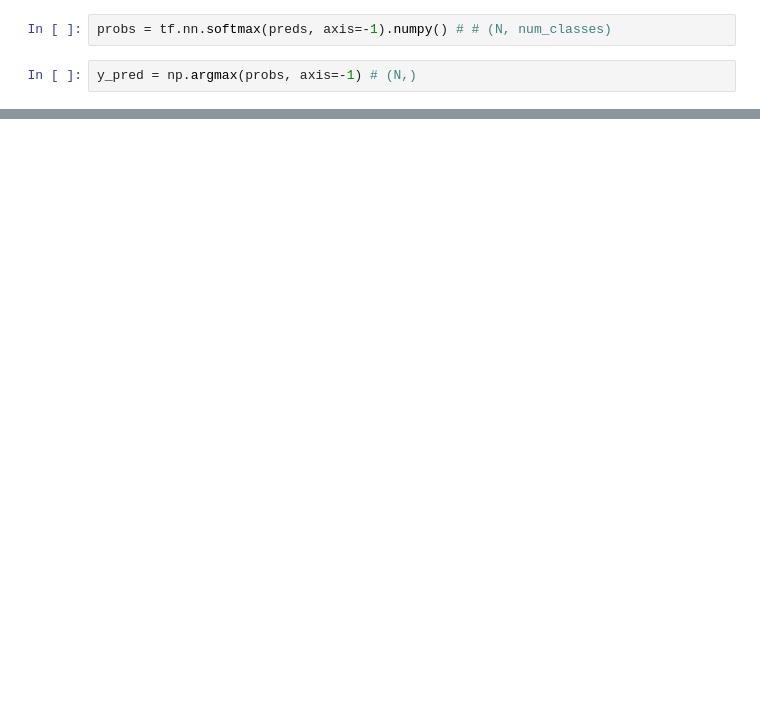
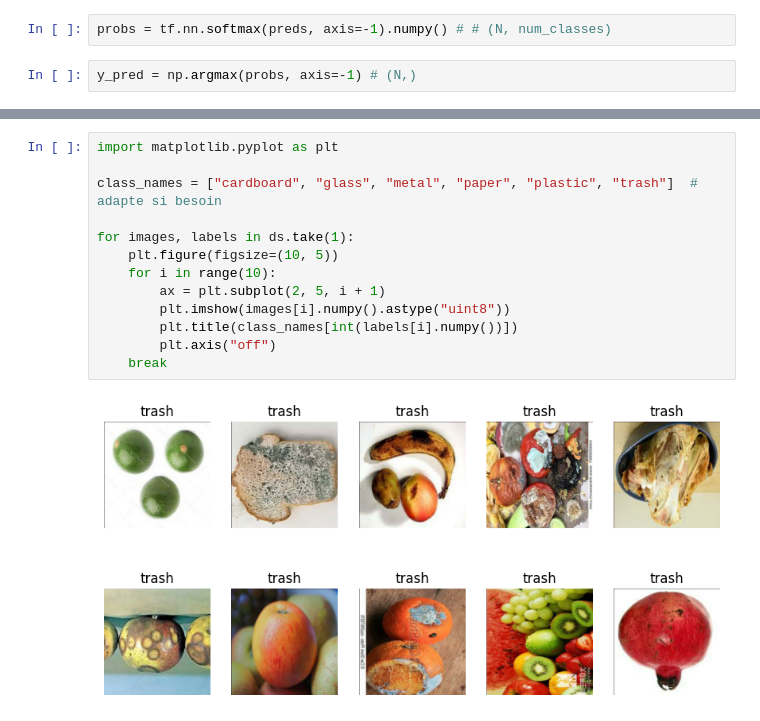
Before and after one commit to CristhianARV/MLOps-project, a Jupyter notebook: notebook/hitl.ipynb, the cells around one changed output, grey strips where cells are left out. Drawn from its saved outputs; the diff is of its cells as text; blank space fills up the shorter version.

```diff
--- a/notebook/hitl.ipynb
+++ b/notebook/hitl.ipynb
@@ -145,0 +399,15 @@ plt.show()
+# %%
+import matplotlib.pyplot as plt
+
+class_names = ["cardboard", "glass", "metal", "paper", "plastic", "trash"]  # adapte si besoin
+
+for images, labels in ds.take(1):
+    plt.figure(figsize=(10, 5))
+    for i in range(10):
+        ax = plt.subplot(2, 5, i + 1)
+        plt.imshow(images[i].numpy().astype("uint8"))
+        plt.title(class_names[int(labels[i].numpy())])
+        plt.axis("off")
+    break
+# %% [output]
+[figure, added]
```
Also changed, not shown: parts of 34 cells of this notebook, 7 other files.
